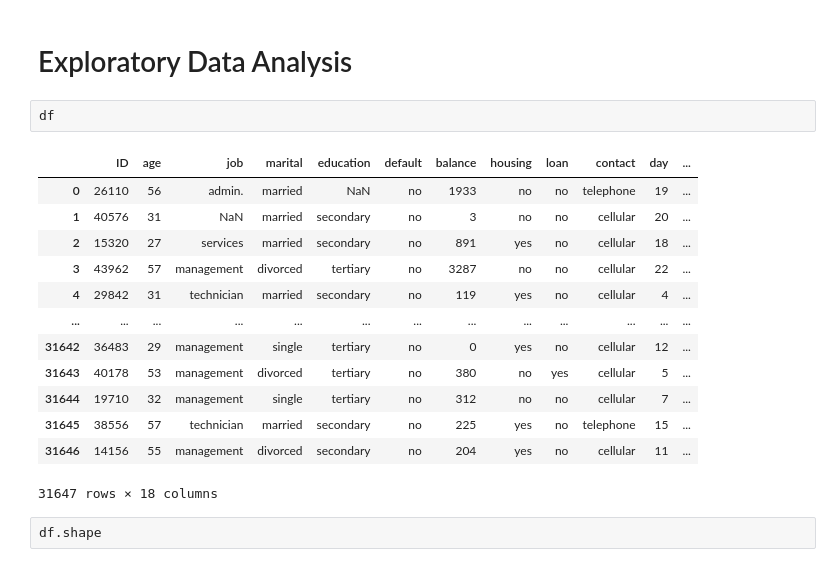
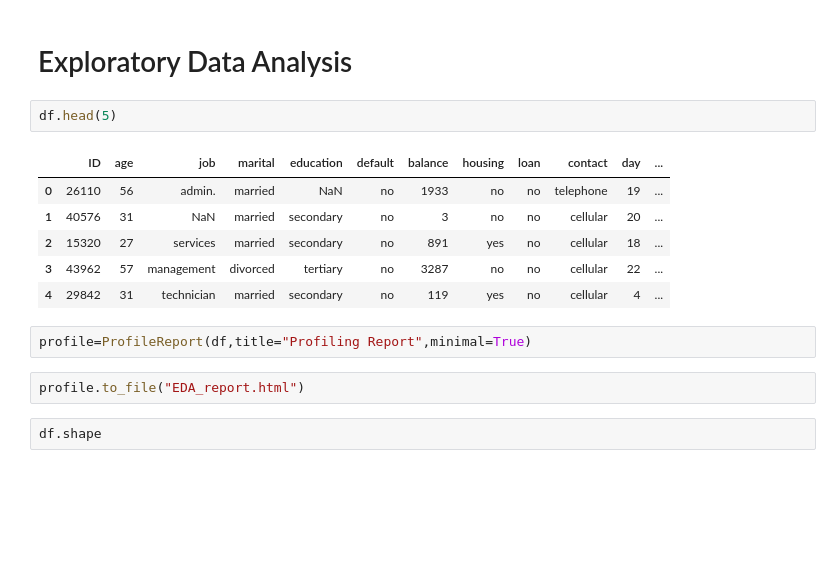
Before and after one commit to ckkhandare/DS_firstProject, a Jupyter notebook: DSProject.ipynb, the cells around one changed output. Cells and saved outputs as stored; diff of their text form; blank space fills up the shorter version.

```diff
--- a/DSProject.ipynb
+++ b/DSProject.ipynb
@@ -36,21 +61,18 @@ df=pd.read_csv('train.csv',na_values='unknown')
 # %% [markdown]
 # Exploratory Data Analysis
 # %%
-df
+df.head(5)
 # %% [output]
 |  | ID | age | job | marital | education | default | balance | housing | loan | contact | day | ... |
 | 0 | 26110 | 56 | admin. | married | NaN | no | 1933 | no | no | telephone | 19 | ... |
 | 1 | 40576 | 31 | NaN | married | secondary | no | 3 | no | no | cellular | 20 | ... |
 | 2 | 15320 | 27 | services | married | secondary | no | 891 | yes | no | cellular | 18 | ... |
 | 3 | 43962 | 57 | management | divorced | tertiary | no | 3287 | no | no | cellular | 22 | ... |
 | 4 | 29842 | 31 | technician | married | secondary | no | 119 | yes | no | cellular | 4 | ... |
-| ... | ... | ... | ... | ... | ... | ... | ... | ... | ... | ... | ... | ... |
-| 31642 | 36483 | 29 | management | single | tertiary | no | 0 | yes | no | cellular | 12 | ... |
-| 31643 | 40178 | 53 | management | divorced | tertiary | no | 380 | no | yes | cellular | 5 | ... |
-| 31644 | 19710 | 32 | management | single | tertiary | no | 312 | no | no | cellular | 7 | ... |
-| 31645 | 38556 | 57 | technician | married | secondary | no | 225 | yes | no | telephone | 15 | ... |
-| 31646 | 14156 | 55 | management | divorced | secondary | no | 204 | yes | no | cellular | 11 | ... |
-31647 rows × 18 columns
+# %%
+profile=ProfileReport(df,title="Profiling Report",minimal=True)
+# %%
+profile.to_file("EDA_report.html")
 # %%
 df.shape
 # %% [output]
```
Also changed, not shown: parts of 57 cells of this notebook.
